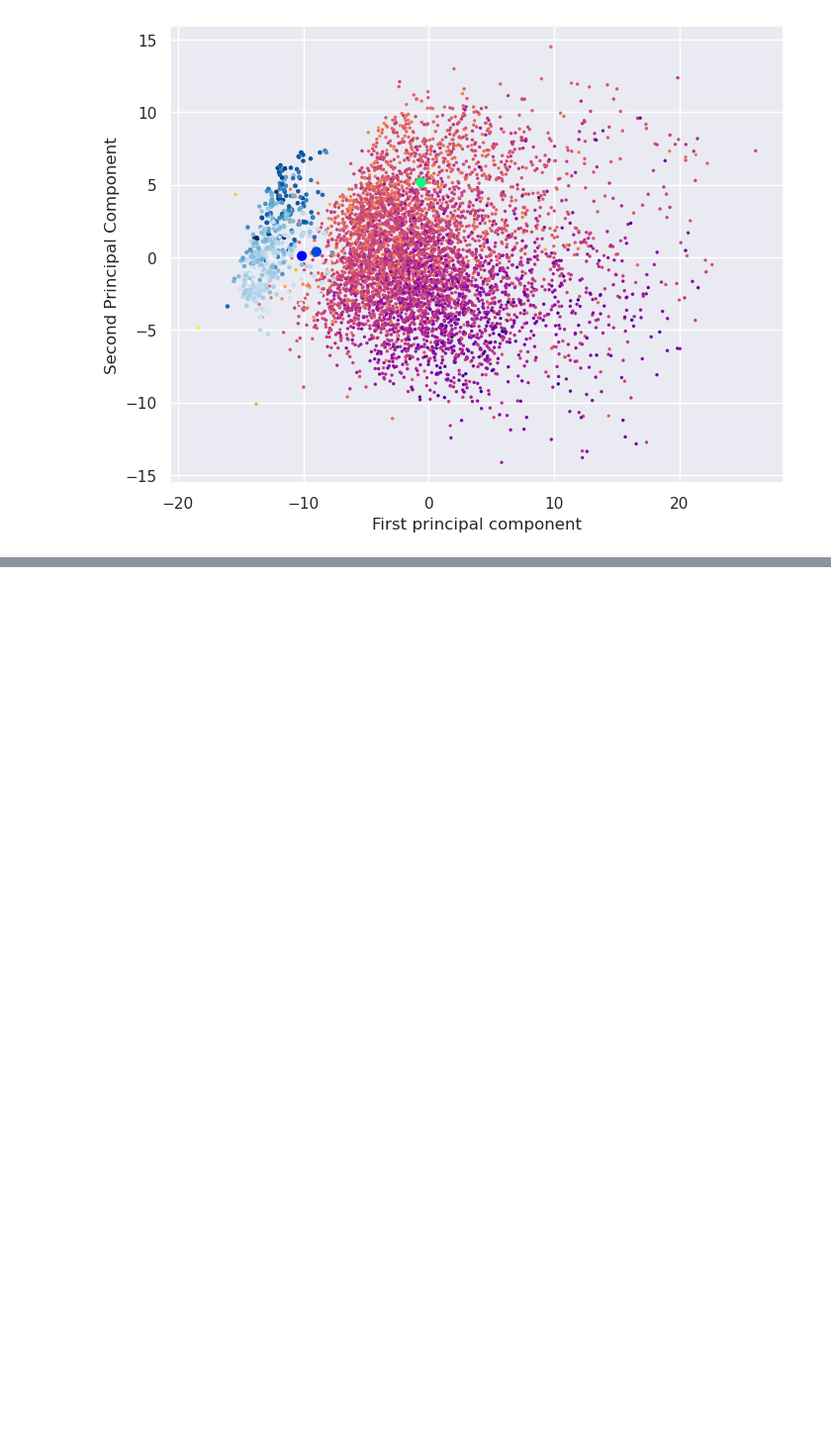
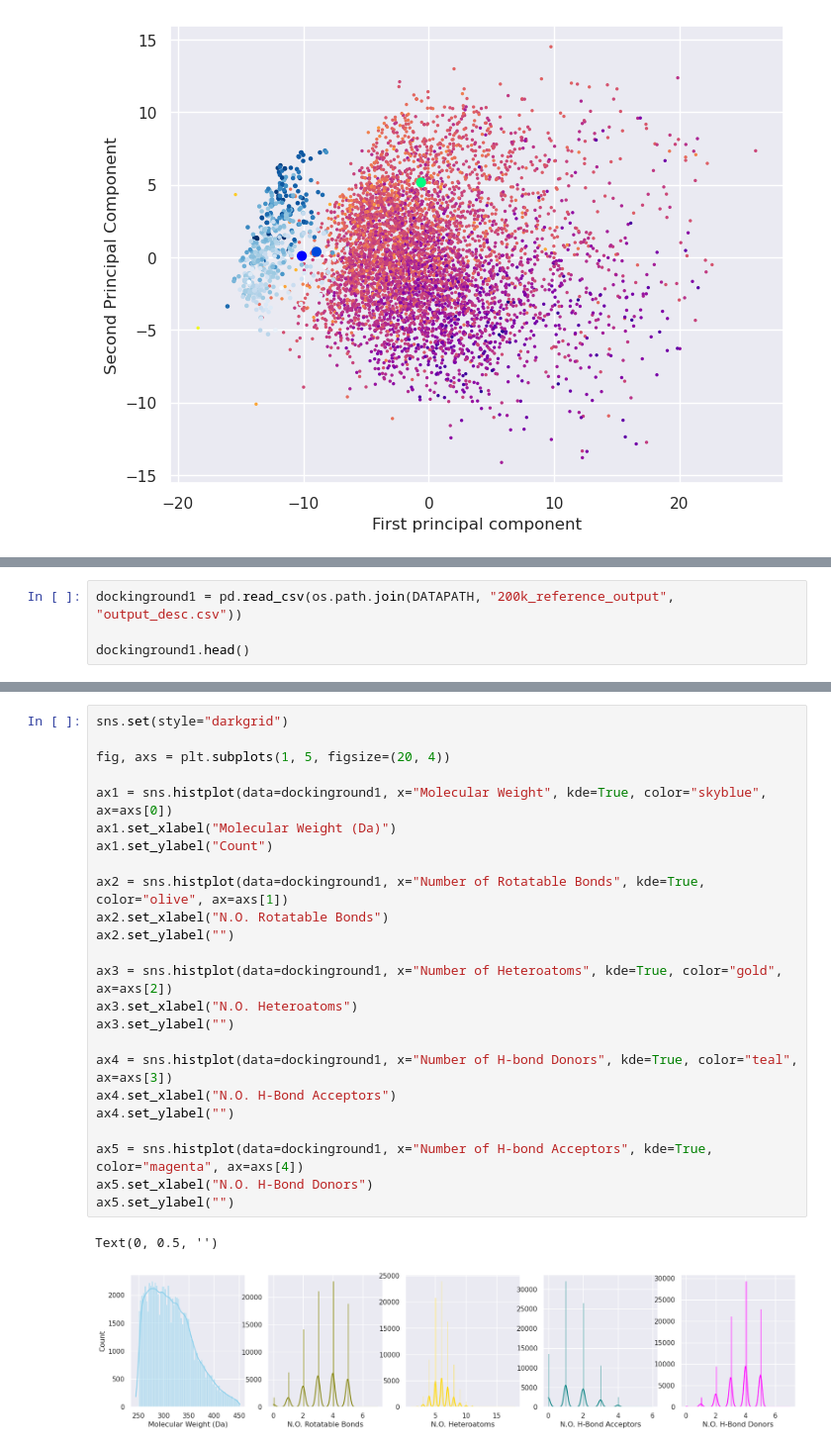
Before and after one commit to ersilia-os/pabb-docking, a Jupyter notebook: notebooks/validation.ipynb, the cells around one changed output, grey strips where cells are left out. Shown at 99% size. Drawn from its saved outputs; the diff is of its cells as text; blank space fills up the shorter version.

```diff
--- a/notebooks/validation.ipynb
+++ b/notebooks/validation.ipynb
@@ -536,0 +589,4 @@ Text(0, 0.5, 'Second Principal Component')
+# %%
+dockinground1 = pd.read_csv(os.path.join(DATAPATH, "200k_reference_output", "output_desc.csv"))
+
+dockinground1.head()
@@ -536,0 +600,27 @@ Text(0, 0.5, 'Second Principal Component')
+# %%
+sns.set(style="darkgrid")
+
+fig, axs = plt.subplots(1, 5, figsize=(20, 4))
+
+ax1 = sns.histplot(data=dockinground1, x="Molecular Weight", kde=True, color="skyblue", ax=axs[0])
+ax1.set_xlabel("Molecular Weight (Da)")
+ax1.set_ylabel("Count")
+
+ax2 = sns.histplot(data=dockinground1, x="Number of Rotatable Bonds", kde=True, color="olive", ax=axs[1])
+ax2.set_xlabel("N.O. Rotatable Bonds")
+ax2.set_ylabel("")
+
+ax3 = sns.histplot(data=dockinground1, x="Number of Heteroatoms", kde=True, color="gold", ax=axs[2])
+ax3.set_xlabel("N.O. Heteroatoms")
+ax3.set_ylabel("")
+
+ax4 = sns.histplot(data=dockinground1, x="Number of H-bond Donors", kde=True, color="teal", ax=axs[3])
+ax4.set_xlabel("N.O. H-Bond Acceptors")
+ax4.set_ylabel("")
+
+ax5 = sns.histplot(data=dockinground1, x="Number of H-bond Acceptors", kde=True, color="magenta", ax=axs[4])
+ax5.set_xlabel("N.O. H-Bond Donors")
+ax5.set_ylabel("")
+# %% [output]
+Text(0, 0.5, '')
+[figure, added]
```
Also changed, not shown: parts of 25 cells of this notebook, 8 other files.
